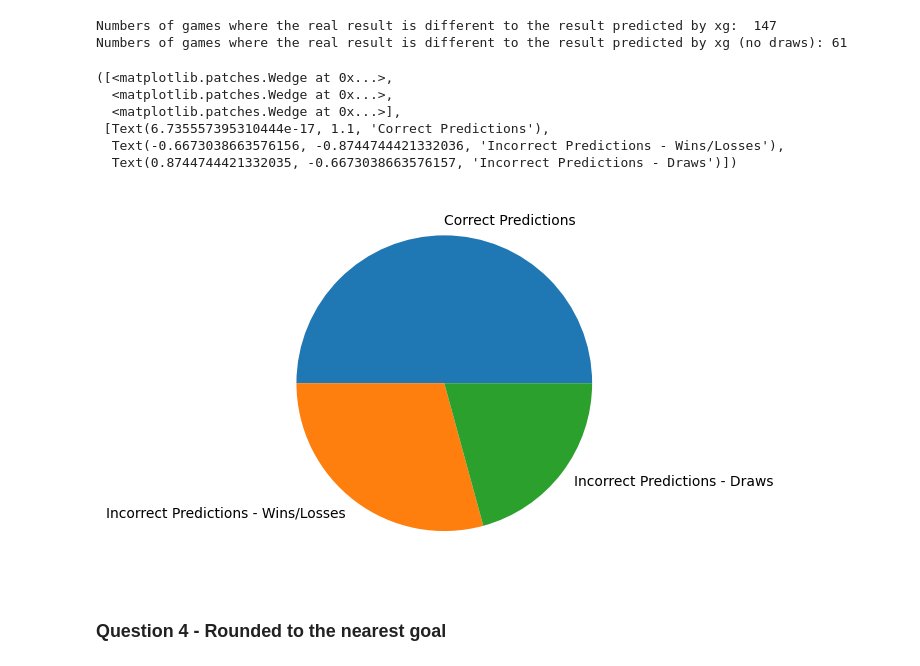
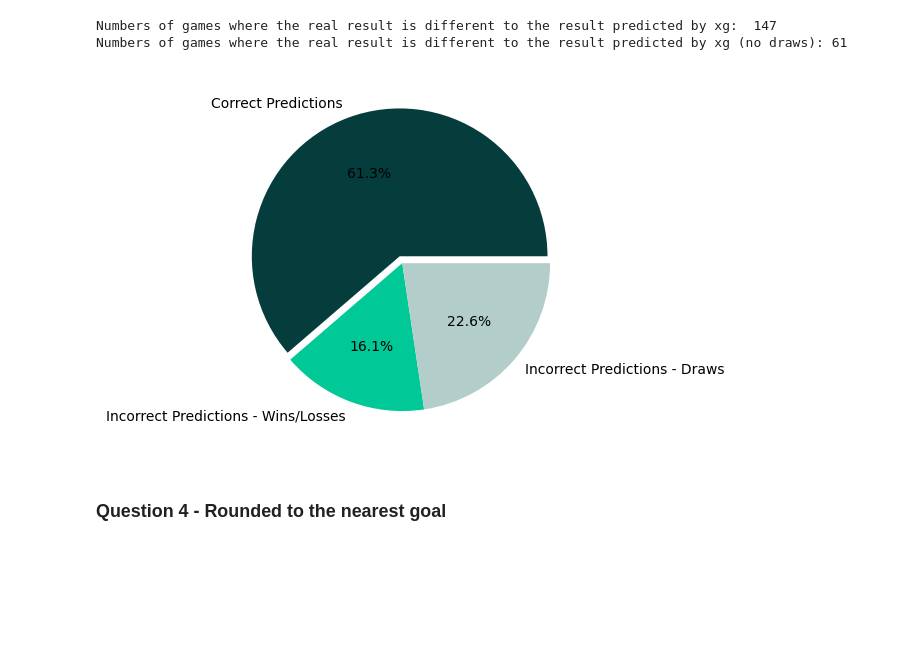
Before and after one commit to DAHammond/Bee2041-Final, a Jupyter notebook: Data Cleaning, Restructuring and Analysis.ipynb, the cells around one changed output. Cells and saved outputs as stored; diff of their text form; code cells hidden in the pictures; blank space fills up the shorter version.

Commit message:
More Pie chart updating

```diff
--- a/Data Cleaning, Restructuring and Analysis.ipynb
+++ b/Data Cleaning, Restructuring and Analysis.ipynb
@@ -274,20 +274,17 @@ print ("Numbers of games where the real result is different to the result predic
 # %% [output]
 Numbers of games where the real result is different to the result predicted by xg:  147
 Numbers of games where the real result is different to the result predicted by xg (no draws): 61
-# %%
-Pie1_Labels = 'Correct Predictions', 'Incorrect Predictions - Wins/Losses', 'Incorrect Predictions - Draws'
-Pie1_Sizes = [discrepancy_count,discrepancy_count - discrepancy_no_draw_count , discrepancy_no_draw_count]
-
-fig, ax = plt.subplots()
-ax.pie(Pie1_Sizes, labels=Pie1_Labels)
-# %% [output]
-([<matplotlib.patches.Wedge at 0x...>,
-  <matplotlib.patches.Wedge at 0x...>,
-  <matplotlib.patches.Wedge at 0x...>],
- [Text(6.735557395310444e-17, 1.1, 'Correct Predictions'),
-  Text(-0.6673038663576156, -0.8744744421332036, 'Incorrect Predictions - Wins/Losses'),
-  Text(0.8744744421332035, -0.6673038663576157, 'Incorrect Predictions - Draws')])
-[figure, removed]
+# %%
+Pie1_Labels = 'Correct Predictions', 'Incorrect Predictions - Wins/Losses', 'Incorrect Predictions - Draws'
+Pie1_Sizes = [380-discrepancy_count,discrepancy_no_draw_count , discrepancy_count - discrepancy_no_draw_count]
+Pie1_Explode = (0.05, 0, 0)
+
+fig, ax = plt.subplots()
+ax.pie(Pie1_Sizes, labels=Pie1_Labels,autopct='%1.1f%%', colors=['#043D3C', '#00C896', '#B3CECA'], explode = Pie1_Explode)
+
+plt.show()
+# %% [output]
+[figure, added]
 # %% [markdown]
 ### Question 4 - Rounded to the nearest goal
 # %% [markdown]
```
Also changed, not shown: parts of 4 cells of this notebook.
